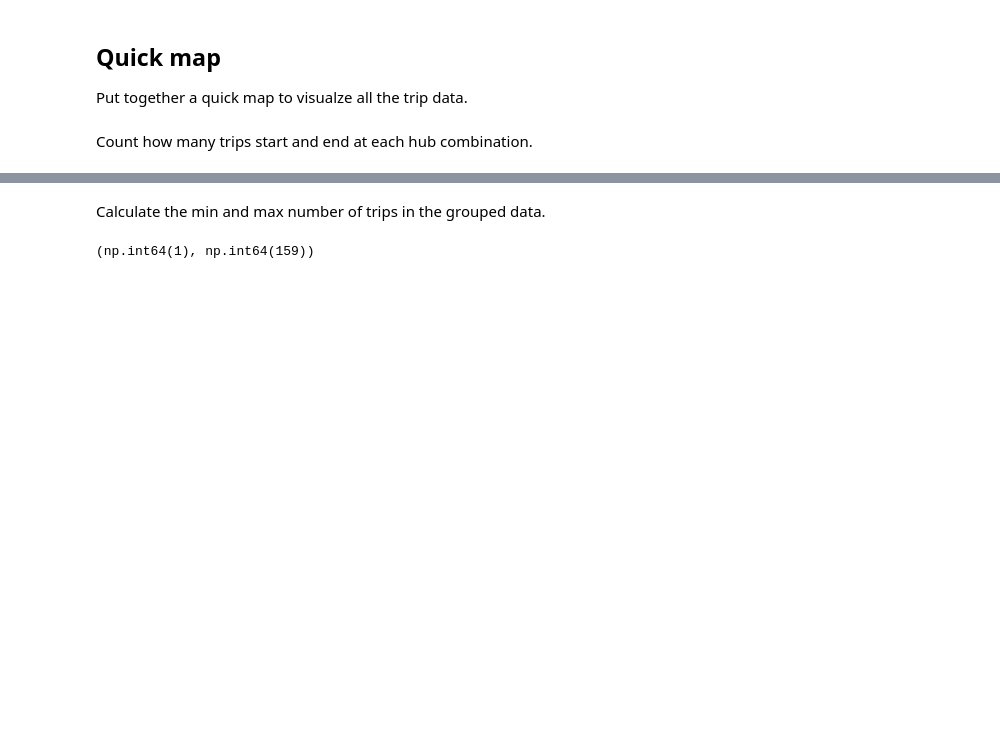
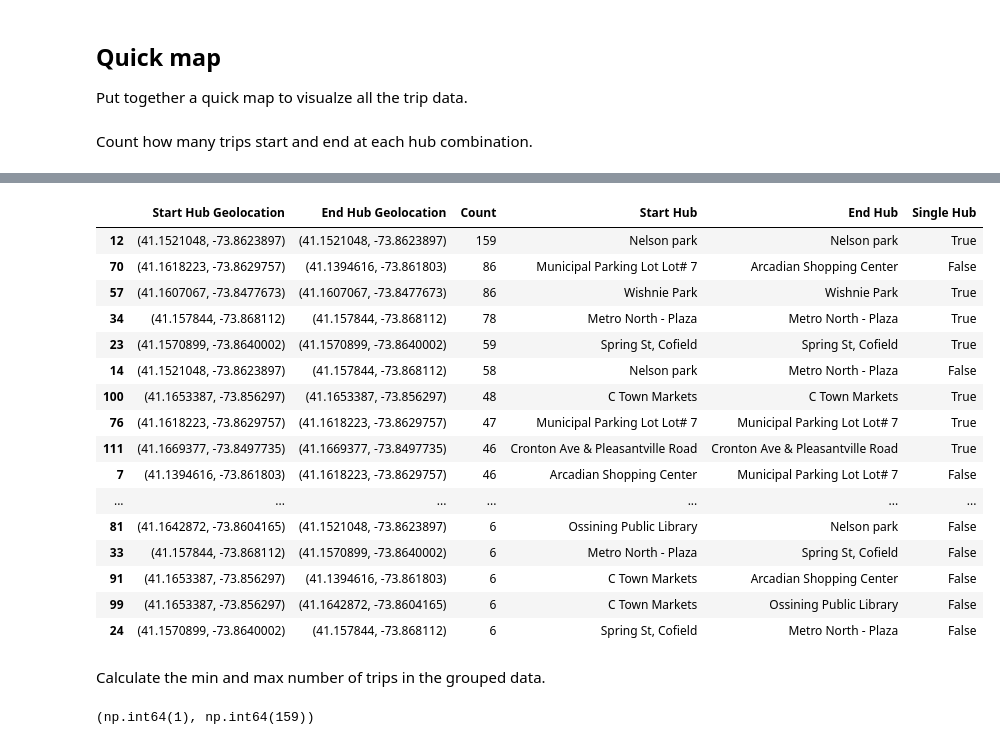
Before and after one commit to croton-on-hudson/project-mover, a Jupyter notebook: 2.merge.ipynb, the cells around one changed output, grey strips where cells are left out. Drawn from its saved outputs; the diff is of its cells as text; code cells hidden in the pictures; blank space fills up the shorter version.

```diff
--- a/2.merge.ipynb
+++ b/2.merge.ipynb
@@ -116,3 +105,27 @@ grouped_df.head(50)
+# %%
+# Add a new column 'One Hub' to indicate if 'Start Hub' and 'End Hub' are the same
+grouped_df['Single Hub'] = grouped_df['Start Hub'] == grouped_df['End Hub']
+
+grouped_df.sort_values(by='Count', inplace=True, ascending=False)
+grouped_df.head(50)
+# %% [output]
+|  | Start Hub Geolocation | End Hub Geolocation | Count | Start Hub | End Hub | Single Hub |
+| 12 | (41.1521048, -73.8623897) | (41.1521048, -73.8623897) | 159 | Nelson park | Nelson park | True |
+| 70 | (41.1618223, -73.8629757) | (41.1394616, -73.861803) | 86 | Municipal Parking Lot Lot# 7 | Arcadian Shopping Center | False |
+| 57 | (41.1607067, -73.8477673) | (41.1607067, -73.8477673) | 86 | Wishnie Park | Wishnie Park | True |
+| 34 | (41.157844, -73.868112) | (41.157844, -73.868112) | 78 | Metro North - Plaza | Metro North - Plaza | True |
+| 23 | (41.1570899, -73.8640002) | (41.1570899, -73.8640002) | 59 | Spring St, Cofield | Spring St, Cofield | True |
+| 14 | (41.1521048, -73.8623897) | (41.157844, -73.868112) | 58 | Nelson park | Metro North - Plaza | False |
+| 100 | (41.1653387, -73.856297) | (41.1653387, -73.856297) | 48 | C Town Markets | C Town Markets | True |
+| 76 | (41.1618223, -73.8629757) | (41.1618223, -73.8629757) | 47 | Municipal Parking Lot Lot# 7 | Municipal Parking Lot Lot# 7 | True |
+| 111 | (41.1669377, -73.8497735) | (41.1669377, -73.8497735) | 46 | Cronton Ave & Pleasantville Road | Cronton Ave & Pleasantville Road | True |
+| 7 | (41.1394616, -73.861803) | (41.1618223, -73.8629757) | 46 | Arcadian Shopping Center | Municipal Parking Lot Lot# 7 | False |
+| ... | ... | ... | ... | ... | ... | ... |
+| 81 | (41.1642872, -73.8604165) | (41.1521048, -73.8623897) | 6 | Ossining Public Library | Nelson park | False |
+| 33 | (41.157844, -73.868112) | (41.1570899, -73.8640002) | 6 | Metro North - Plaza | Spring St, Cofield | False |
+| 91 | (41.1653387, -73.856297) | (41.1394616, -73.861803) | 6 | C Town Markets | Arcadian Shopping Center | False |
+| 99 | (41.1653387, -73.856297) | (41.1642872, -73.8604165) | 6 | C Town Markets | Ossining Public Library | False |
+| 24 | (41.1570899, -73.8640002) | (41.157844, -73.868112) | 6 | Spring St, Cofield | Metro North - Plaza | False |
 # %% [markdown]
 Calculate the min and max number of trips in the grouped data.
 # %%
```
Also changed, not shown: parts of 2 cells of this notebook, 4 other files.
